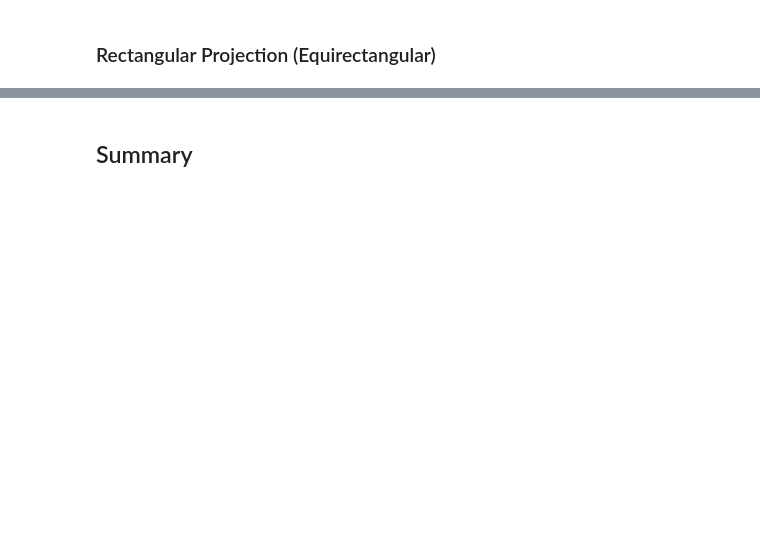
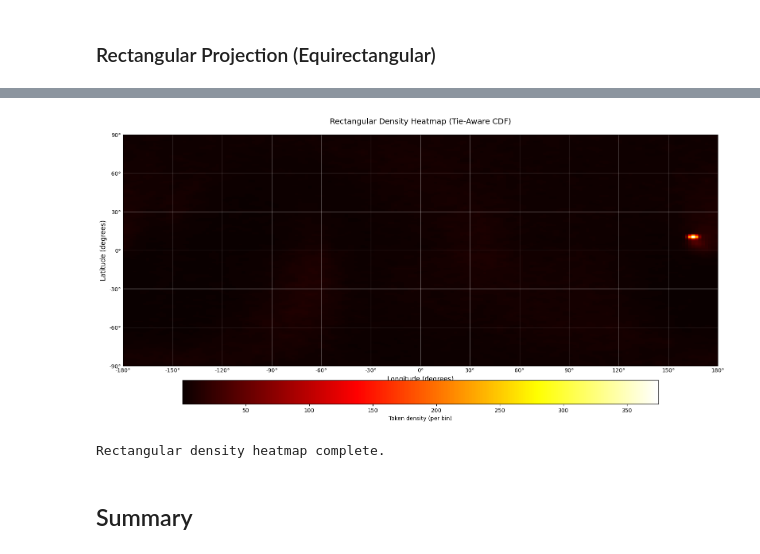
Before and after one commit to Embedding-Space/Azimuth_II, a Jupyter notebook: notebooks/07.2a_general_sky_map.ipynb, the cells around one changed output, grey strips where cells are left out. Drawn from its saved outputs; the diff is of its cells as text; code cells hidden in the pictures; blank space fills up the shorter version.

```diff
--- a/notebooks/07.2a_general_sky_map.ipynb
+++ b/notebooks/07.2a_general_sky_map.ipynb
@@ -628,0 +710,78 @@ Rectangular projection complete.
+# %%
+print("Creating rectangular density heatmap...\n")
+
+# Create 2D histogram in (lon, lat) space
+# Use full sky range for binning
+hist_rect, lon_edges_rect, lat_edges_rect = np.histogram2d(
+    lon_plot, lat_plot,
+    bins=[DENSITY_BINS, DENSITY_BINS],
+    range=[[-180, 180], [-90, 90]]
+)
+
+# Apply Gaussian smoothing if requested
+if DENSITY_SMOOTH is not None:
+    hist_rect = gaussian_filter(hist_rect, sigma=DENSITY_SMOOTH)
+
+print(f"Density grid: {hist_rect.shape}")
+print(f"  Total counts: {hist_rect.sum():.0f} (should be {n_plotted:,})")
+print(f"  Max density: {hist_rect.max():.0f} tokens per bin")
+print(f"  Min density: {hist_rect.min():.0f} tokens per bin")
+print()
+
+# Create rectangular plot with density heatmap
+fig, ax = plt.subplots(figsize=(FIGURE_WIDTH, FIGURE_HEIGHT), dpi=FIGURE_DPI)
+ax.set_facecolor('black')
+
+# Plot heatmap using imshow (origin='lower' puts lat=-90 at bottom)
+# Note: imshow expects [lat, lon] indexing so we transpose
+im = ax.imshow(hist_rect.T, origin='lower',
+               extent=[-180, 180, -90, 90],
+               cmap=DENSITY_COLORMAP, aspect='auto', rasterized=True)
+
+# Colorbar
+cbar = plt.colorbar(im, ax=ax, orientation='horizontal', pad=0.05, shrink=0.8)
+cbar.set_label('Token density (per bin)', color='black', fontsize=10)
+cbar.ax.tick_params(colors='black')
+
+# Generate ticks
+lon_ticks = np.arange(
+    np.ceil(lon_min / lon_tick_spacing) * lon_tick_spacing,
+    lon_max + lon_tick_spacing,
+    lon_tick_spacing
+)
+lat_ticks = np.arange(
+    np.ceil(lat_min / lat_tick_spacing) * lat_tick_spacing,
+    lat_max + lat_tick_spacing,
+    lat_tick_spacing
+)
+
+ax.set_xticks(lon_ticks)
+ax.set_yticks(lat_ticks)
+ax.set_xticklabels([f'{int(lon)}°' for lon in lon_ticks], color='black')
+ax.set_yticklabels([f'{int(lat)}°' for lat in lat_ticks], color='black')
+
+ax.tick_params(axis='x', which='both', length=0, colors='black')
+ax.tick_params(axis='y', which='both', length=0, colors='black')
+
+# Set limits to match view window
+ax.set_xlim(lon_min, lon_max)
+ax.set_ylim(lat_min, lat_max)
+
+# Formatting
+ax.grid(True, alpha=0.3, color='white', which='major')
+ax.set_xlabel('Longitude (degrees)', color='black', fontsize=12)
+ax.set_ylabel('Latitude (degrees)', color='black', fontsize=12)
+ax.set_title(f'Rectangular Density Heatmap{cdf_note}{mask_note}',
+             color='black', pad=20, fontsize=14)
+
+ax.spines['top'].set_edgecolor('black')
+ax.spines['bottom'].set_edgecolor('black')
+ax.spines['left'].set_edgecolor('black')
+ax.spines['right'].set_edgecolor('black')
+
+plt.tight_layout()
+plt.show()
+
+print("Rectangular density heatmap complete.")
+print()
+# %% [output]
@@ -629,3 +794,5 @@ Rectangular projection complete.
+[figure, added]
+Rectangular density heatmap complete.
 # %% [markdown]
 ## Summary
 # %%
```
Also changed, not shown: parts of 9 cells of this notebook.
